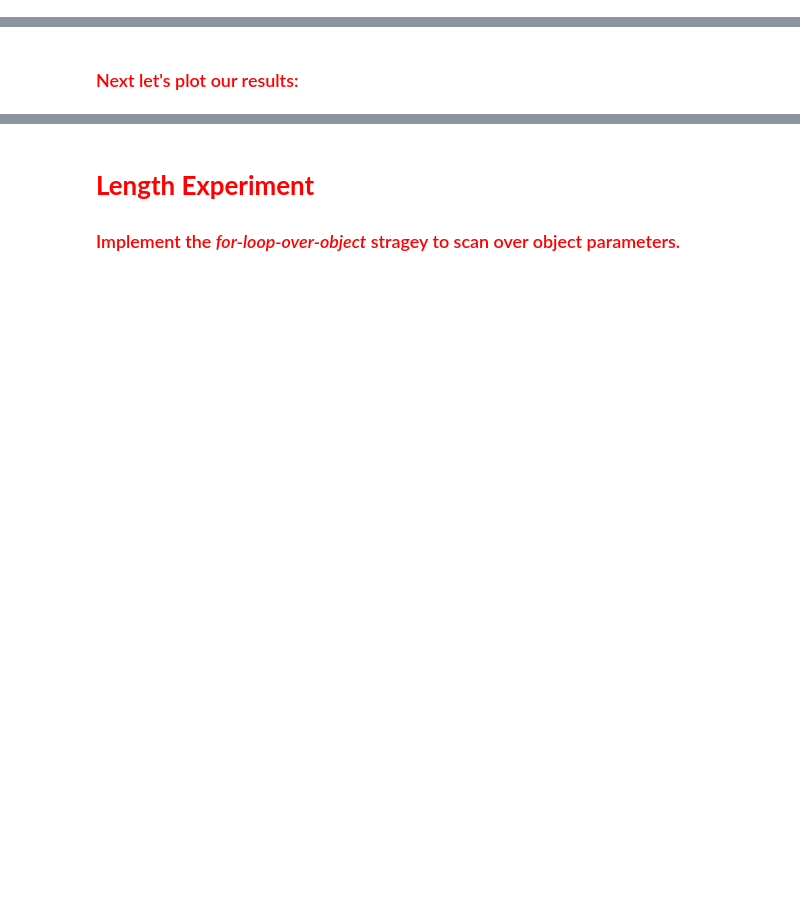
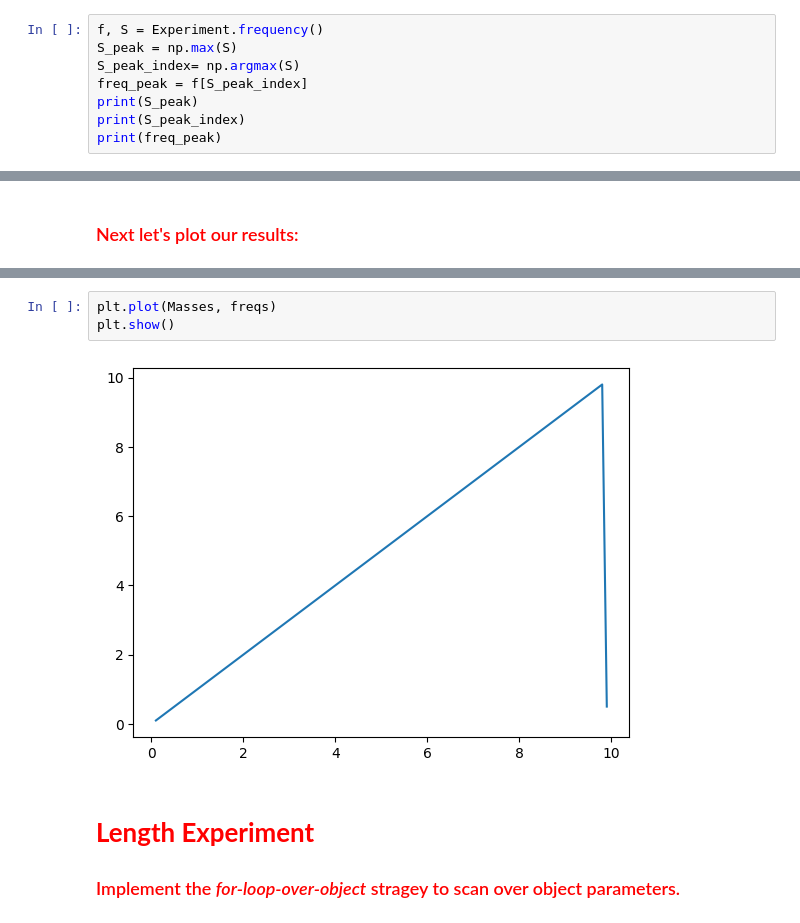
Before and after one commit to CalebAnderson22/PHY122, a Jupyter notebook: Lab6_Anderson.ipynb, the cells around one changed output, grey strips where cells are left out. Drawn from its saved outputs; the diff is of its cells as text; blank space fills up the shorter version.

```diff
--- a/Lab6_Anderson.ipynb
+++ b/Lab6_Anderson.ipynb
@@ -182,0 +195,8 @@ The frequency is: 0.250 Hz
+# %%
+f, S = Experiment.frequency()
+S_peak = np.max(S)
+S_peak_index= np.argmax(S)
+freq_peak = f[S_peak_index]
+print(S_peak)
+print(S_peak_index)
+print(freq_peak)
@@ -207,3 +228,8 @@ for i in range(len(Masses)):
+# %%
+plt.plot(Masses, freqs)
+plt.show()
+# %% [output]
+[figure, added]
 # %% [markdown]
 #   <font color='Red'> **Length Experiment** </font>
 
```
Also changed, not shown: parts of 31 cells of this notebook.
